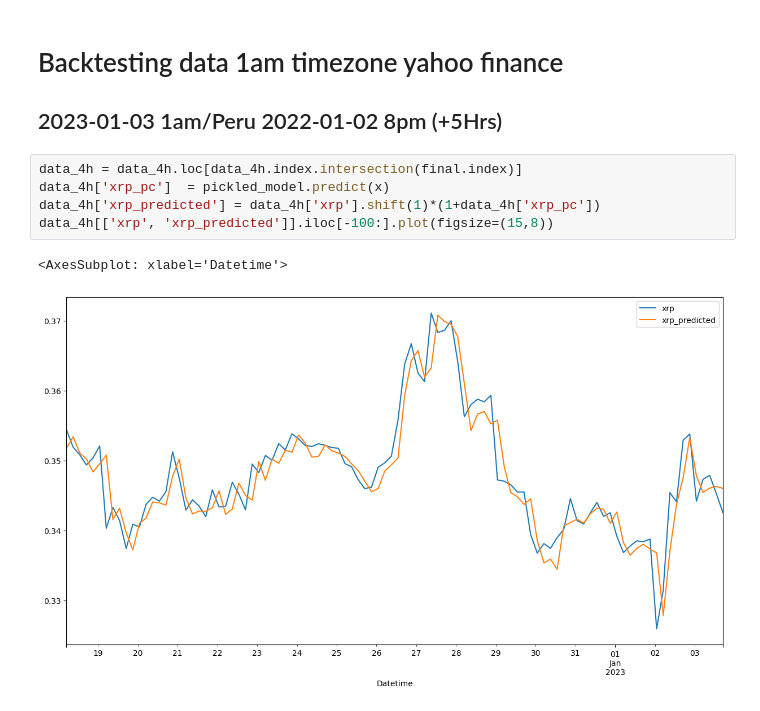
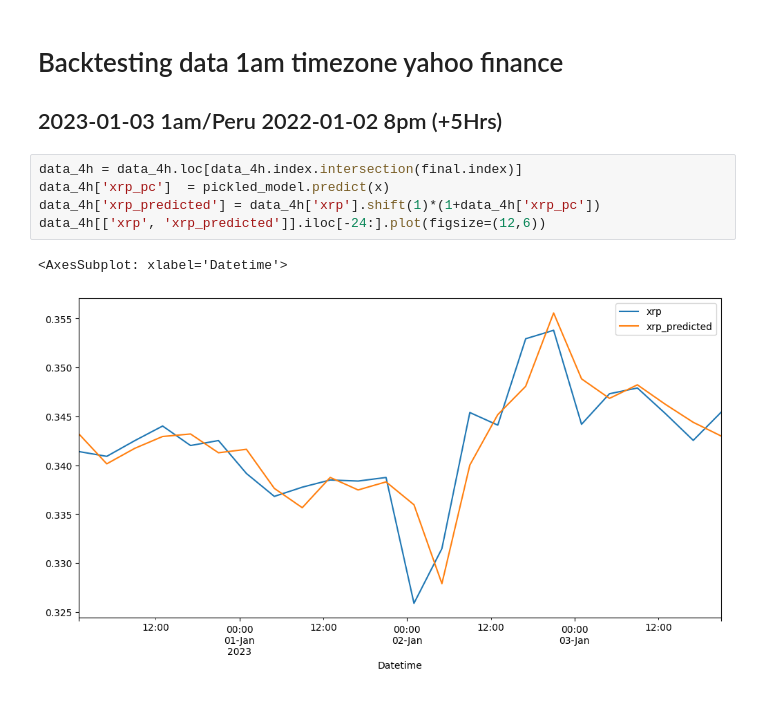
Before and after one commit to renatoquiliche/CriptoForecasting, a Jupyter notebook: Yahoo/Version 2.0 Debugged.ipynb, the cells around one changed output. Saved outputs shown, nothing was run; the diff lists cells and outputs as text.

```diff
--- a/Yahoo/Version 2.0 Debugged.ipynb
+++ b/Yahoo/Version 2.0 Debugged.ipynb
@@ -203,11 +203,11 @@ Predicted change(%): -0.77
 # %%
 data_4h = data_4h.loc[data_4h.index.intersection(final.index)]
 data_4h['xrp_pc']  = pickled_model.predict(x)
 data_4h['xrp_predicted'] = data_4h['xrp'].shift(1)*(1+data_4h['xrp_pc'])
-data_4h[['xrp', 'xrp_predicted']].iloc[-100:].plot(figsize=(15,8))
+data_4h[['xrp', 'xrp_predicted']].iloc[-24:].plot(figsize=(12,6))
 # %% [output]
 <AxesSubplot: xlabel='Datetime'>
-[figure, old version]
+[figure, new version]
 # %%
 # get the end time
 et = time.time()
```
Also changed, not shown: parts of 7 cells of this notebook, 1 other file.
